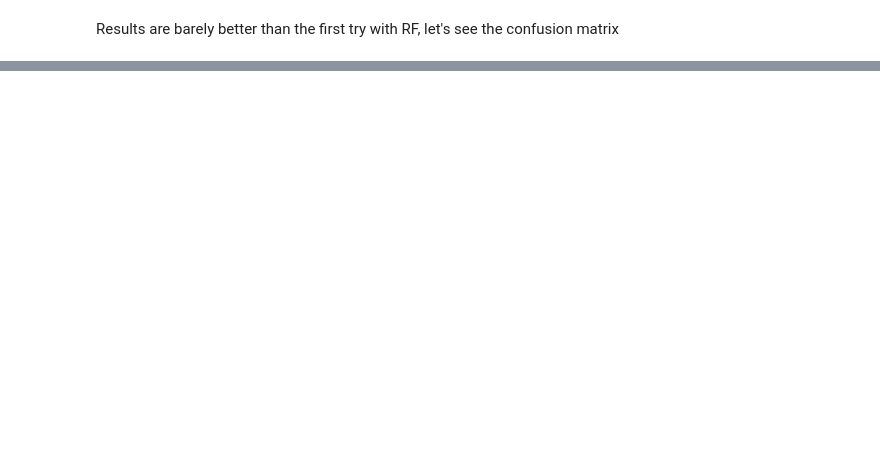
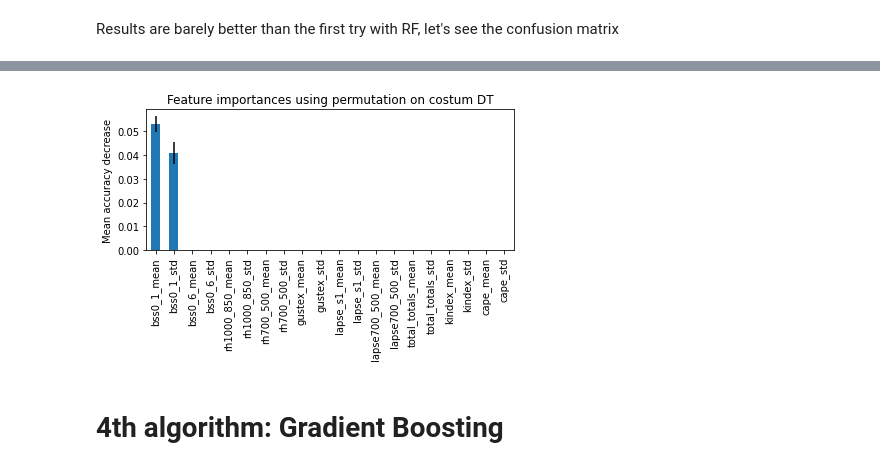
Before and after one commit to mrfabien/MLEE_project, a Jupyter notebook: MLEE_notebook.ipynb, the cells around one changed output, grey strips where cells are left out. Drawn from its saved outputs; the diff is of its cells as text; code cells hidden in the pictures; blank space fills up the shorter version.

Commit message:
--> Gradient Boosting

```diff
--- a/MLEE_notebook.ipynb
+++ b/MLEE_notebook.ipynb
@@ -365,0 +370,16 @@ Accuracy over test set: 64.77%
+# %%
+# param_grid helps to define the hyperparameters you would like to test,
+# and the ranges the hyperparameters should be in
+
+param_grid2 = {'max_leaf_nodes':np.arange(60,220,20),
+               'min_samples_split':np.arange(5,30,5),
+               'max_depth': [3, 10, 20, 30, 40]}
+dt_custom = HalvingGridSearchCV(DecisionTreeClassifier(random_state=42),param_grid2,cv=10,verbose=2, n_jobs=10)
+
+# Next, try a new fit with the training data
+
+start_time = time.time()
+dt_custom.fit(X_train,y_train)
+elapsed_time_DT = time.time() - start_time
+
+print(f"Elapsed time to fit the training set with tuned hyperparameters DT : {elapsed_time_DT:.3f} seconds")
@@ -430,0 +463,34 @@ plt.show()
+# %%
+# Since HalvingGridSearchCV doesn't allow us to see the feature importance,
+# the a new model has to be retrained with the best estimators found previously
+
+dt_custom_2 = DecisionTreeClassifier(max_leaf_nodes=ls_be_DT[0],
+                                     min_samples_leaf=ls_be_DT[1],
+                                     max_depth=ls_be_DT[2],
+                                     random_state=42)
+dt_custom_2.fit(X_train,y_train)
+prediction_dt_custom_2 = dt_custom_2.predict(X_train)
+dt_custom_2_accuracy = accuracy_score(y_train, prediction_dt_custom_2)
+print(f"DT hyperparameters tuning Model Accuracy 2: {dt_custom_2_accuracy:.2%}")
+
+# Accuracy is a little worse then the previous one (dt_custom)
+# Permutation of the features and see how the model refit them
+
+start_time = time.time()
+result_dt = permutation_importance(
+    dt_custom_2, X_test, y_test, n_repeats=20, random_state=42, n_jobs=6
+)
+elapsed_time = time.time() - start_time
+print(f"Elapsed time to compute the importances: {elapsed_time:.3f} seconds")
+
+decision_tree_importances = pd.Series(result_dt.importances_mean, index=features_names)
+
+# Let's see the resutls. The higher the bar is, the more important the feature is
+
+fig, ax = plt.subplots()
+decision_tree_importances.plot.bar(yerr=result_dt.importances_std, ax=ax)
+ax.set_title("Feature importances using permutation on costum DT")
+ax.set_ylabel("Mean accuracy decrease")
+fig.tight_layout()
+plt.show()
+# %% [output]
@@ -430,0 +499,3 @@ plt.show()
+[figure, added]
+# %% [markdown]
+# 4th algorithm: Gradient Boosting
```
Also changed, not shown: parts of 37 cells of this notebook.
